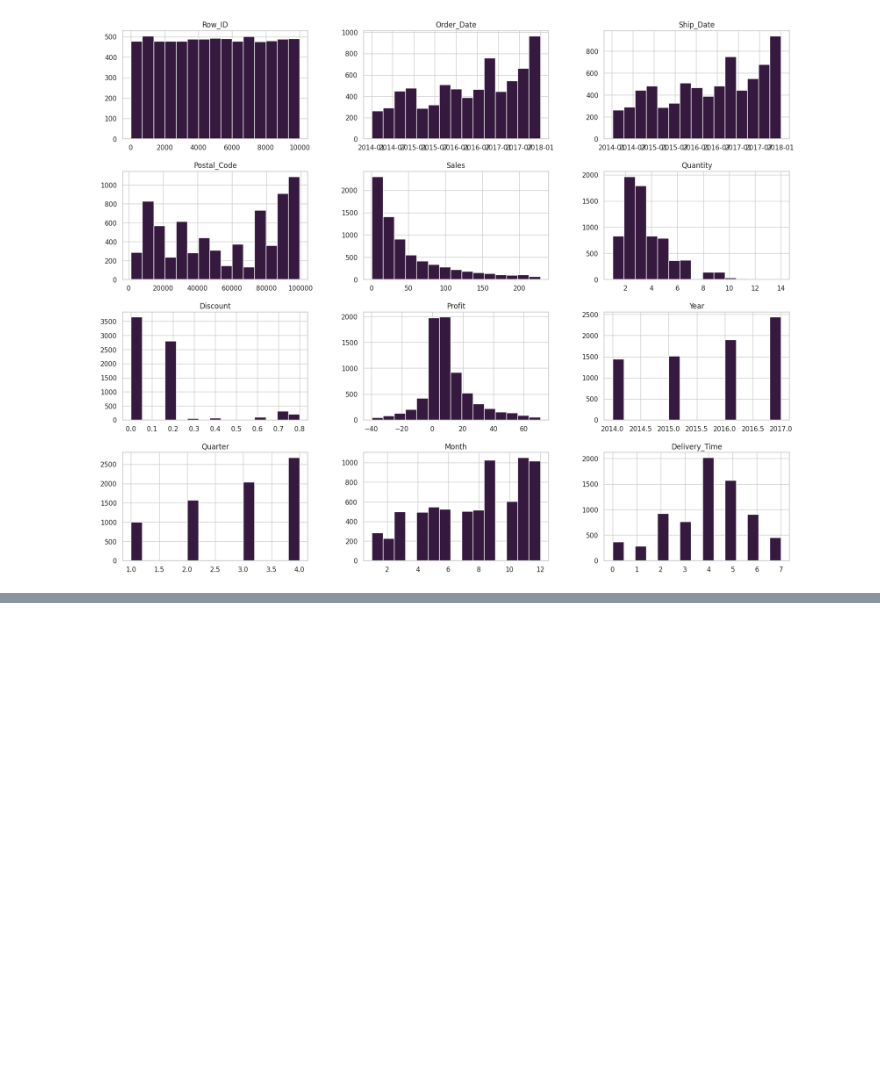
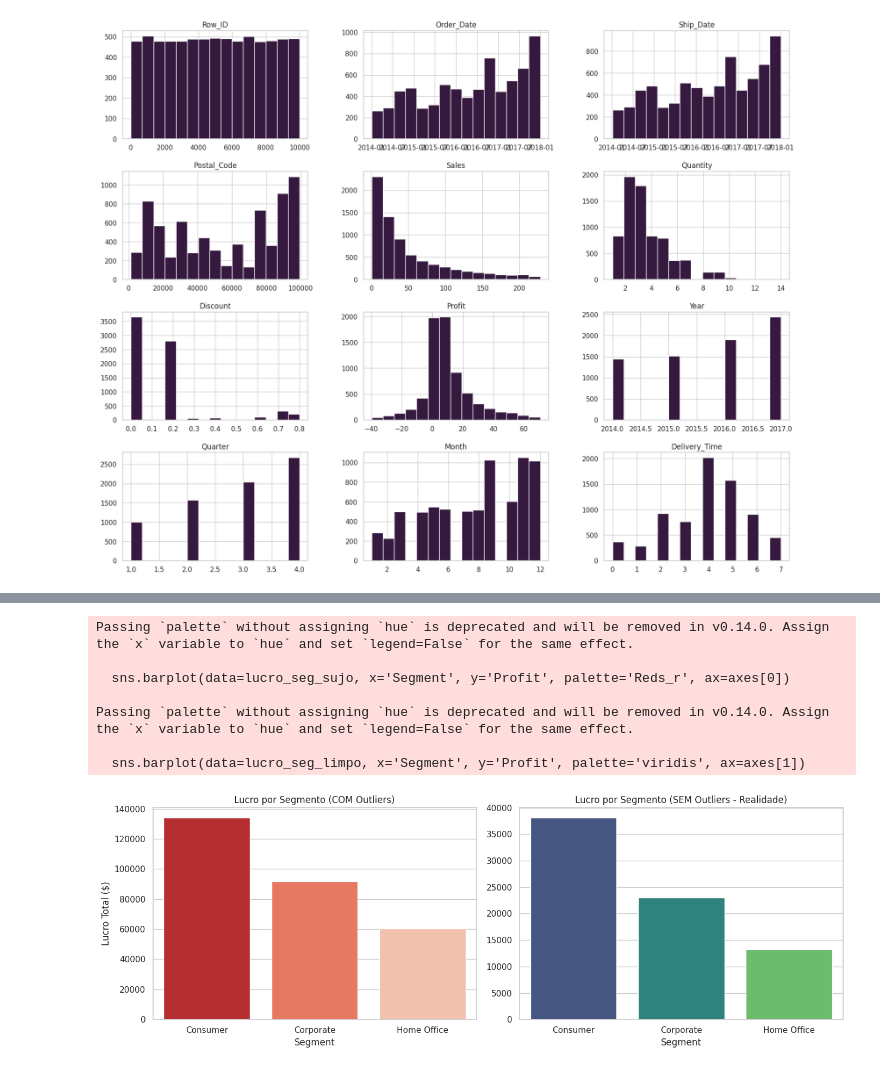
Before and after one commit to Ronaldo-Junior1/analise-dados-supermercado, a Jupyter notebook: Analise_base_supermercado.ipynb, the cells around one changed output, grey strips where cells are left out. Cells and saved outputs as stored; diff of their text form; code cells hidden in the pictures; blank space fills up the shorter version.

```diff
--- a/Analise_base_supermercado.ipynb
+++ b/Analise_base_supermercado.ipynb
@@ -882,0 +863,28 @@ plt.show()
+# %%
+# Agrupando os dados por Segmento
+lucro_seg_sujo = df.groupby('Segment')['Profit'].sum().reset_index()
+lucro_seg_limpo = df_clean.groupby('Segment')['Profit'].sum().reset_index()
+
+fig, axes = plt.subplots(1, 2, figsize=(14, 5))
+
+# Gráfico Sujo (Com Outliers)
+sns.barplot(data=lucro_seg_sujo, x='Segment', y='Profit', palette='Reds_r', ax=axes[0])
+axes[0].set_title('Lucro por Segmento (COM Outliers)')
+axes[0].set_ylabel('Lucro Total ($)')
+
+# Gráfico Limpo (Sem Outliers)
+sns.barplot(data=lucro_seg_limpo, x='Segment', y='Profit', palette='viridis', ax=axes[1])
+axes[1].set_title('Lucro por Segmento (SEM Outliers - Realidade)')
+axes[1].set_ylabel('')
+
+plt.tight_layout()
+plt.show()
+# %% [output]
+Passing `palette` without assigning `hue` is deprecated and will be removed in v0.14.0. Assign the `x` variable to `hue` and set `legend=False` for the same effect.
+
+  sns.barplot(data=lucro_seg_sujo, x='Segment', y='Profit', palette='Reds_r', ax=axes[0])
+
+Passing `palette` without assigning `hue` is deprecated and will be removed in v0.14.0. Assign the `x` variable to `hue` and set `legend=False` for the same effect.
+
+  sns.barplot(data=lucro_seg_limpo, x='Segment', y='Profit', palette='viridis', ax=axes[1])
+[figure, added]
```
Also changed, not shown: parts of 12 cells of this notebook.
